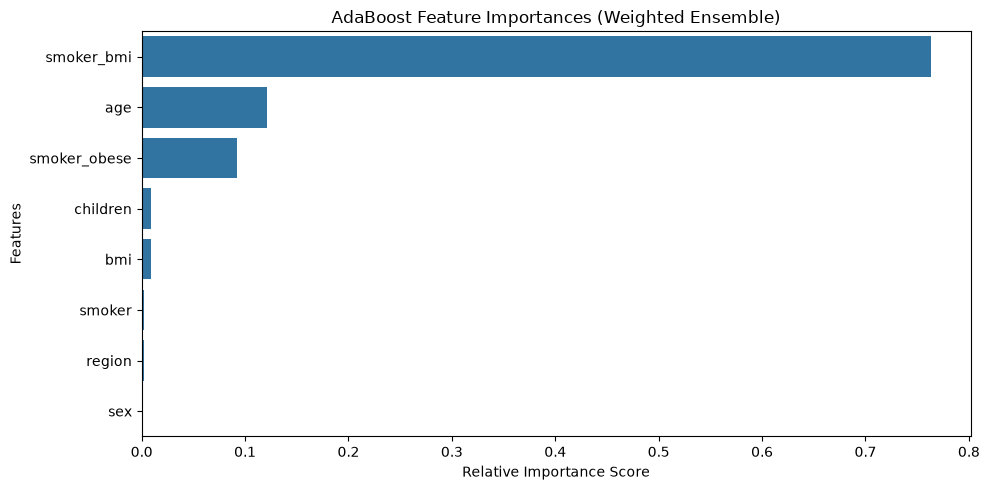
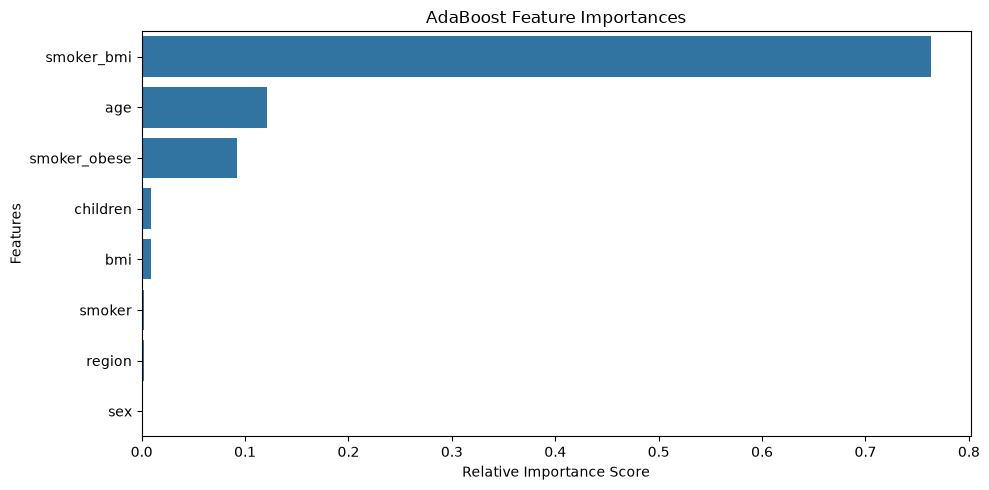
Unified diff of the notebook cell whose output changed from the first chart to the second:
--- before
+++ after
@@ -5,12 +5,13 @@
 clean_feature_names = [name.split("__")[-1] for name in feature_names]
 df_features = pd.DataFrame({
-    'Feature': clean_feature_names,
-    'Importance': importances
-}).sort_values(by='Importance', ascending=False)
+    "Feature": clean_feature_names,
+    "Importance": importances
+}).sort_values(by="Importance", ascending=False)
 plt.figure(figsize=(10, 5))
 sns.barplot(x='Importance', y='Feature', data=df_features)
-plt.title('AdaBoost Feature Importances (Weighted Ensemble)')
-plt.xlabel('Relative Importance Score')
-plt.ylabel('Features')
+plt.title("AdaBoost Feature Importances")
+plt.xlabel("Relative Importance Score")
+plt.ylabel("Features")
 plt.tight_layout()
+plt.savefig("images/adaboost_feature_importances.png", dpi=1200)
 plt.show()

Commit: Adding some changes to some files